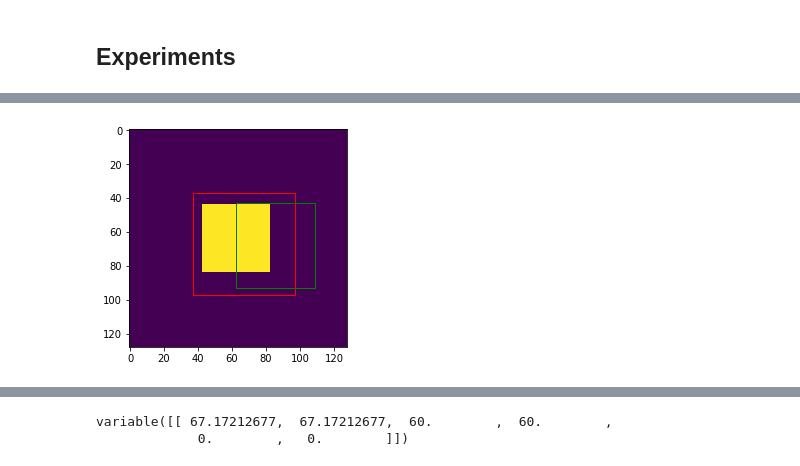
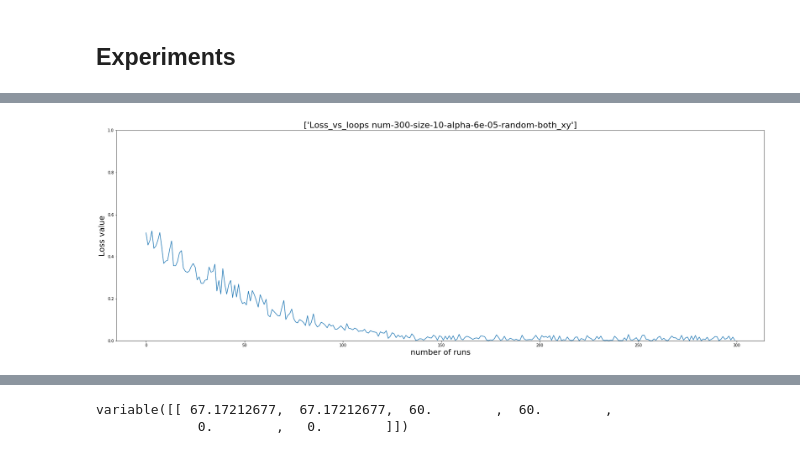
Before and after one commit to thegreatshasha/ssd, a Jupyter notebook: Checking-stuff -change_check_small-regression.ipynb, the cells around one changed output, grey strips where cells are left out. Saved outputs shown, nothing was run; the diff lists cells and outputs as text; code cells hidden in the pictures.

```diff
--- a/Checking-stuff -change_check_small-regression.ipynb
+++ b/Checking-stuff -change_check_small-regression.ipynb
@@ -565,17 +571,17 @@ def find_match_indices_cpu(def_box, gt):
     return  pos_inds, neg_inds,iou_score, pos_iou_score, neg_iou_score
 # %%
 ## lets test the above functions
-def_size =120
-height_list, width_list  = get_aspect_ratios(def_size )
-def_boxes_all = defaultgen(img,fm,def_size, def_size)
-def_box_new = chainer.Variable(np.zeros([1,6],dtype = np.float32) )
-def_box_new.copydata(def_boxes_all)
+# def_size =120
+# height_list, width_list  = get_aspect_ratios(def_size )
+# def_boxes_all = defaultgen(img,fm,def_size, def_size)
+# def_box_new = chainer.Variable(np.zeros([1,6],dtype = np.float32) )
+# def_box_new.copydata(def_boxes_all)
 
-for i in range(len(height_list)):
+# for i in range(len(height_list)):
 
-    def_box_new.data[0][2:4]=height_list[i], width_list[i]
-    def_boxes_all = F.vstack((def_boxes_all,def_box_new))
+#     def_box_new.data[0][2:4]=height_list[i], width_list[i]
+#     def_boxes_all = F.vstack((def_boxes_all,def_box_new))
 
 
-pos_inds, neg_inds, iou_score, pos_iou_score, neg_iou_score = find_match_indices_cpu(def_boxes_all, gt)
-iou_score
+# pos_inds, neg_inds, iou_score, pos_iou_score, neg_iou_score = find_match_indices_cpu(def_boxes_all, gt)
+# iou_score
@@ -692,45 +721,53 @@ height_list, width_list
 
 ## Experiments
 # %%
+"""Main code """
+
 all_losses = []
-alpha = 0.00001
-locx= np.random.randint(10, 60)
-locy= np.random.randint(10, 60)
+alpha = 0.00006
 size= 10
-nloops= 3000
-ensemble = 1
+nloops= 300
 posdiff = 8
 
-for i in range(ensemble):
 
-    locx= np.random.randint(10, 90)
-    locy= np.random.randint(10, 90)
+# generate random x and y locations
+avg_locx= 40
+avg_locy= 40
 
-    loss_history, pred_boxes, def_boxes, ground_truth, image,boxnet = all_connected(locx,locy, size,size, alpha, nloops, posdiff)
-
-
-    ax=draw_boxes(image,def_boxes)
-    draw_pred_boxes(pred_boxes, image, ax)
-    all_losses.append(loss_history)
-
-
-    random_or_not = 'both_xy'
-    plt.figure(figsize=(30,10))
-    plt.xlabel('number of runs', size =20)
-    plt.ylabel('Loss value', size =20)
-    title_name ='Loss_vs_loops num-'+ str(nloops)+ '-size-'+ str(size) + '-alpha-'+ str(alpha)+'-ensemble-'+str(ensemble)+'-random-'+random_or_not
-    plt.title(title_name, size=22 )
-    plt.ylim([0,1])
-    plt.plot(range(len(loss_history)), loss_history)
-    # plt.savefig(title_name+'.png')
-    plt.show()
+# generate default box
+def_boxes = defaultgen(img,fm, 60,60)
+def_box_index =np.ravel_multi_index((select_index,select_index),(shifts_all.shape[2],shifts_all.shape[3]))
+def_boxes = def_boxes[def_box_index,:]
+def_boxes =def_boxes.reshape([1,1,6])
+def_boxes = def_boxes[0]
 
 
 
+# training network
+loss_history, pred_boxes, def_boxes, ground_truth, image,boxnet = all_connected(avg_locx,
+                                                                                avg_locy,
+                                                                                size,size,
+                                                                                alpha, nloops,
+                                                                                posdiff,def_boxes)
 
 
+# plot loss
+random_or_not = 'both_xy'
+plt.figure(figsize=(30,10))
+plt.xlabel('number of runs', size =20)
+plt.ylabel('Loss value', size =20)
 
+title_name =['Loss_vs_loops num-'+
+             str(nloops)+'-size-'+ str(size) +
+             '-alpha-'+str(alpha)+'-random-'+
+             random_or_not]
 
+plt.title(title_name, size=22 )
+plt.ylim([0,1])
+plt.plot(range(len(loss_history)), loss_history)
+plt.show()
+
+    # end for
 
 all_losses = np.array(all_losses)
 all_losses2 = all_losses.transpose()
@@ -748 +788 @@ gt variable([[ 45.  42.  41.  41.   1.   0.]])
-[figure, old version]
+[figure, new version]
```
Also changed, not shown: parts of 14 cells of this notebook, 1 other file.
